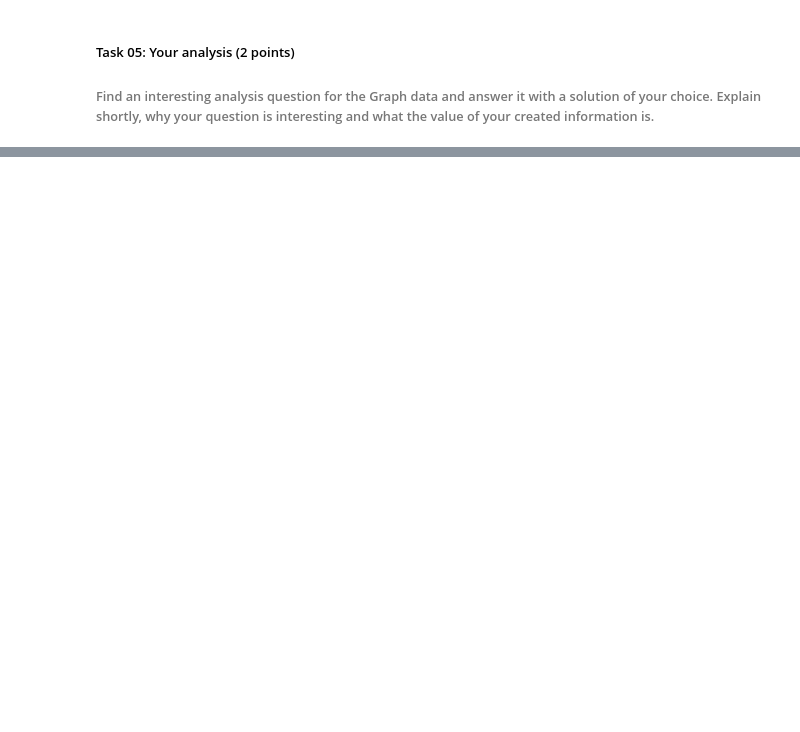
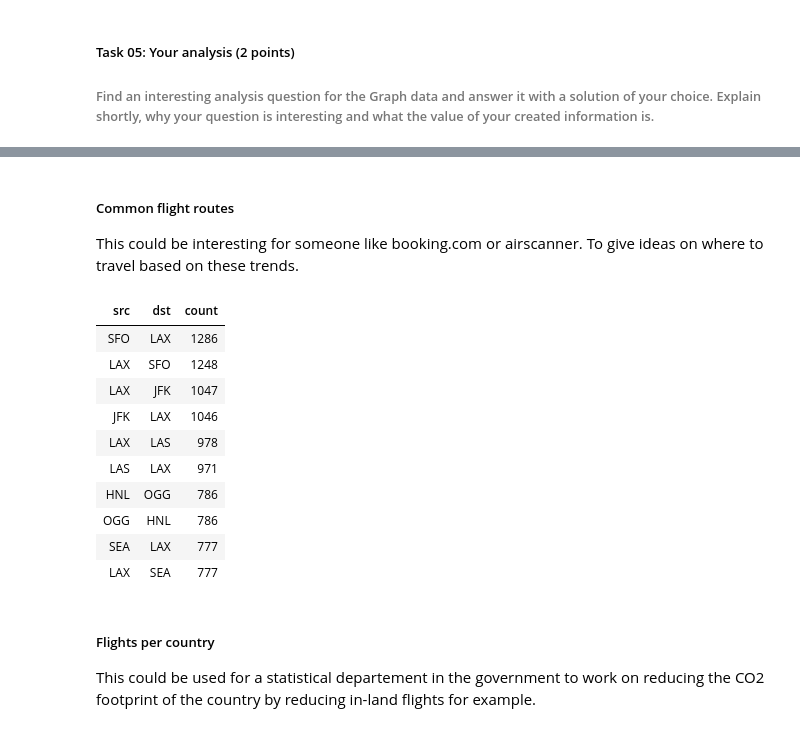
Before and after one commit to Sunkarr/ZHAW, a Jupyter notebook: Semester 4/Dat Eng 2/GradedLab02/DE2_GradedLab02.ipynb, the cells around one changed output, grey strips where cells are left out. Cells and saved outputs as stored; diff of their text form; code cells hidden in the pictures; blank space fills up the shorter version.

```diff
--- a/Semester 4/Dat Eng 2/GradedLab02/DE2_GradedLab02.ipynb
+++ b/Semester 4/Dat Eng 2/GradedLab02/DE2_GradedLab02.ipynb
@@ -305,0 +673,24 @@ analyze_user_timezone(most_tweets_user[0][0])
+# %% [markdown]
+##### Common flight routes
+
+This could be interesting for someone like booking.com or airscanner. To give ideas on where to travel based on these trends.
+# %%
+# Count number of flights for each route
+route_counts = edges.groupBy("src", "dst").count().orderBy(col("count").desc())
+display(route_counts.limit(10))
+# %% [output]
+| src | dst | count |
+| SFO | LAX | 1286 |
+| LAX | SFO | 1248 |
+| LAX | JFK | 1047 |
+| JFK | LAX | 1046 |
+| LAX | LAS | 978 |
+| LAS | LAX | 971 |
+| HNL | OGG | 786 |
+| OGG | HNL | 786 |
+| SEA | LAX | 777 |
+| LAX | SEA | 777 |
+# %% [markdown]
+##### Flights per country
+
+This could be used for a statistical departement in the government to work on reducing the CO2 footprint of the country by reducing in-land flights for example.
```
Also changed, not shown: parts of 29 cells of this notebook, 5 other files.
